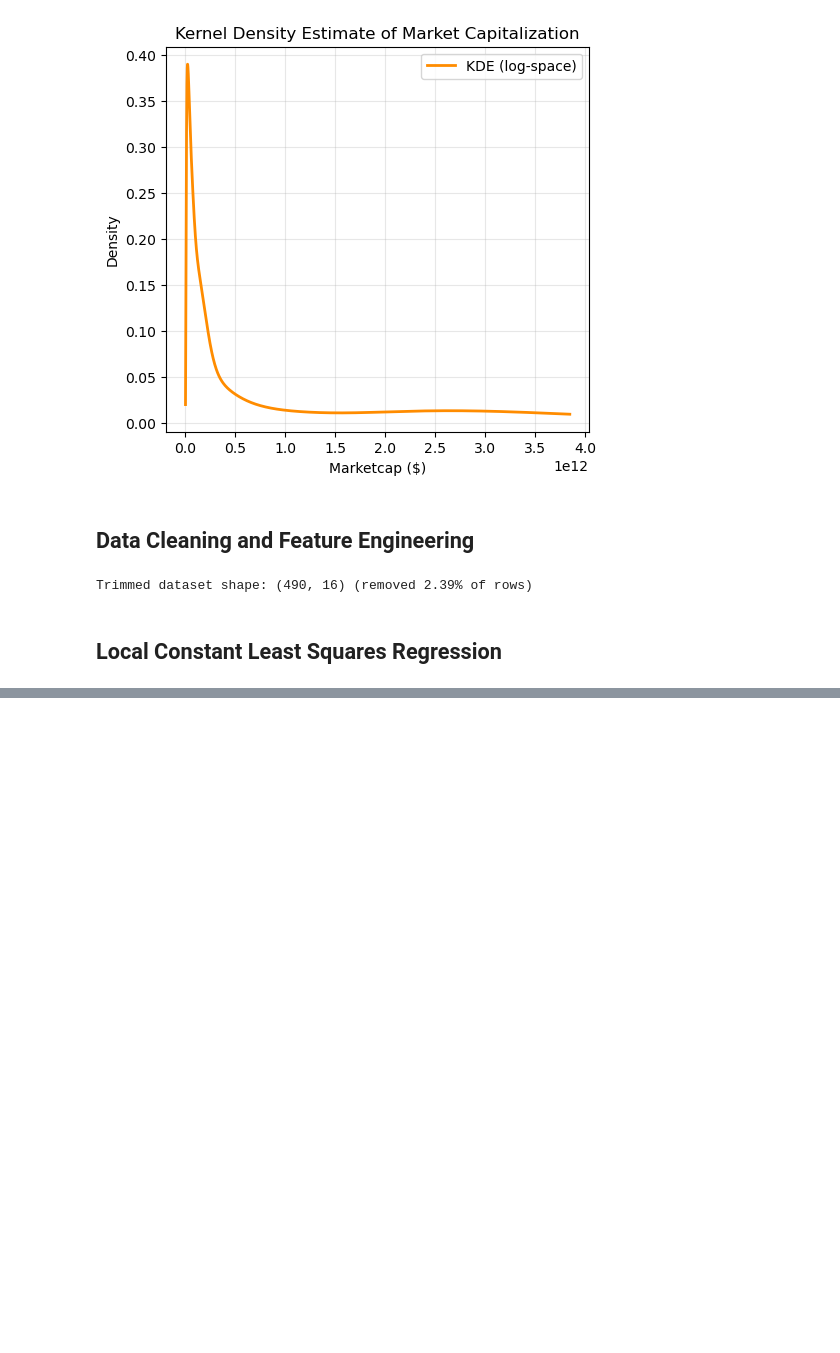
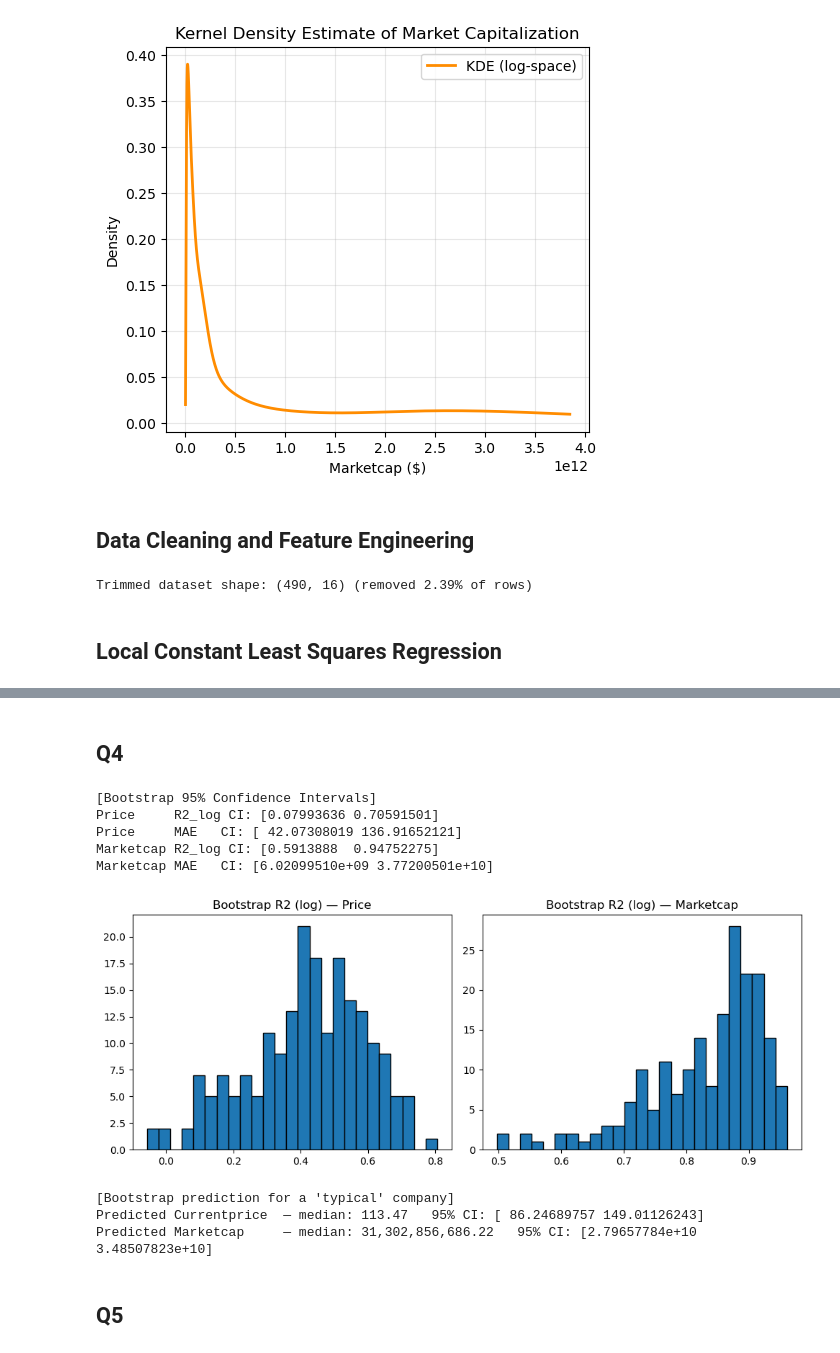
Before and after one commit to jarrett-markman/ds5030_project_1, a Jupyter notebook: code1.ipynb, the cells around one changed output, grey strips where cells are left out. Cells and saved outputs as stored; diff of their text form; code cells hidden in the pictures; blank space fills up the shorter version.

Commit message:
Bootstrapping redo

```diff
--- a/code1.ipynb
+++ b/code1.ipynb
@@ -275,0 +256,2 @@ In short, this project didn’t just show us how well a model fits — it showed
+# %% [markdown]
+## Q4
@@ -275,0 +293,27 @@ In short, this project didn’t just show us how well a model fits — it showed
+# %%
+# Bootstrap metrics (R2_log, MAE)
+def bootstrap_metrics(df, features, target_log, inv_fn=np.expm1, B=200, seed=7):
+    rng = np.random.default_rng(seed)
+    r2s, maes = [], []
+    X_full = df[features].to_numpy(float)
+    y_full = df[target_log].to_numpy(float)
+    m = np.isfinite(X_full).all(axis=1) & np.isfinite(y_full)
+    X_full, y_full = X_full[m], y_full[m]
+    n = len(y_full)
+
+    for _ in range(B):
+        idx = rng.integers(0, n, size=n)
+        Xb, yb = X_full[idx], y_full[idx]
+
+        Z_tr, Z_va, Z_te, y_tr, y_va, y_te = standardize_split(Xb, yb, seed=int(rng.integers(0, 1_000_000_000)))
+        h, _ = tune_bandwidth(Z_tr, y_tr, Z_va, y_va)
+
+        Z_trva = np.vstack([Z_tr, Z_va])
+        y_trva = np.concatenate([y_tr, y_va])
+        yhat_log = nw_predict(Z_trva, y_trva, Z_te, h)
+
+        r2s.append(r2_score(y_te, yhat_log))
+        y_te_orig   = inv_fn(y_te)
+        yhat_orig   = inv_fn(yhat_log)
+        maes.append(np.mean(np.abs(yhat_orig - y_te_orig)))
+    return np.array(r2s), np.array(maes)
@@ -275,0 +351,37 @@ In short, this project didn’t just show us how well a model fits — it showed
+# %%
+# R2 and MAE confidence intervals
+r2_price_bs, mae_price_bs = bootstrap_metrics(df_trim, price_features, 'logPrice')
+r2_cap_bs,   mae_cap_bs   = bootstrap_metrics(df_trim, mktcap_features, 'logMarketcap')
+
+print("[Bootstrap 95% Confidence Intervals]")
+print("Price     R2_log CI:", ci(r2_price_bs))
+print("Price     MAE   CI:", ci(mae_price_bs))
+print("Marketcap R2_log CI:", ci(r2_cap_bs))
+print("Marketcap MAE   CI:", ci(mae_cap_bs))
+# %% [output]
+[Bootstrap 95% Confidence Intervals]
+Price     R2_log CI: [0.07993636 0.70591501]
+Price     MAE   CI: [ 42.07308019 136.91652121]
+Marketcap R2_log CI: [0.5913888  0.94752275]
+Marketcap MAE   CI: [6.02099510e+09 3.77200501e+10]
+# %%
+# histograms of bootstrap R2
+plt.figure(figsize=(10,4))
+plt.subplot(1,2,1); plt.hist(r2_price_bs, bins=25, edgecolor='k'); plt.title("Bootstrap R2 (log) — Price")
+plt.subplot(1,2,2); plt.hist(r2_cap_bs,   bins=25, edgecolor='k'); plt.title("Bootstrap R2 (log) — Marketcap")
+plt.tight_layout(); plt.show()
+# %% [output]
+[figure, added]
+# %%
+# Prediction intervals for a "median" company
+price_preds = bootstrap_point_pred(df_trim, price_features, 'logPrice')
+cap_preds   = bootstrap_point_pred(df_trim, mktcap_features, 'logMarketcap')
+print("\n[Bootstrap prediction for a 'typical' company]")
+print("Predicted Currentprice  — median:", f"{np.median(price_preds):,.2f}", "  95% CI:", ci(price_preds))
+print("Predicted Marketcap     — median:", f"{np.median(cap_preds):,.2f}",   "  95% CI:", ci(cap_preds))
+# %% [output]
+[Bootstrap prediction for a 'typical' company]
+Predicted Currentprice  — median: 113.47   95% CI: [ 86.24689757 149.01126243]
+Predicted Marketcap     — median: 31,302,856,686.22   95% CI: [2.79657784e+10 3.48507823e+10]
+# %% [markdown]
+## Q5
```
Also changed, not shown: parts of 12 cells of this notebook.
